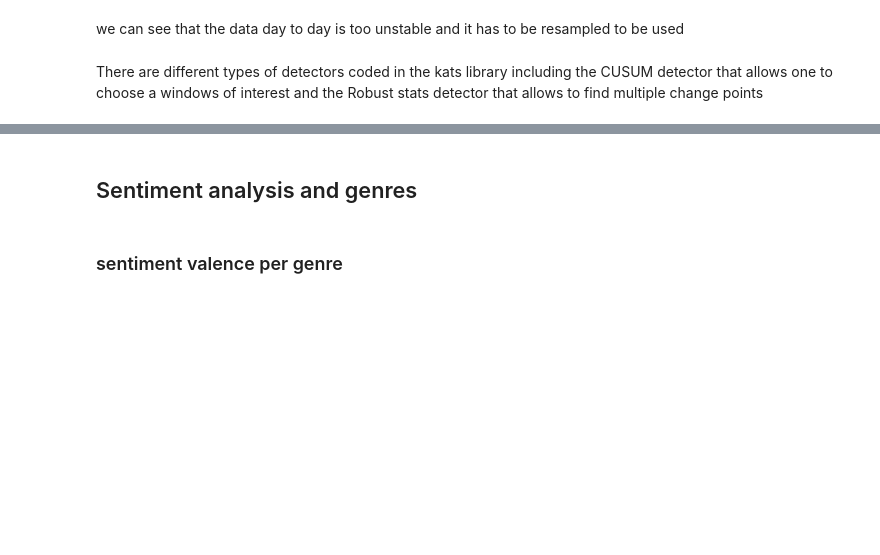
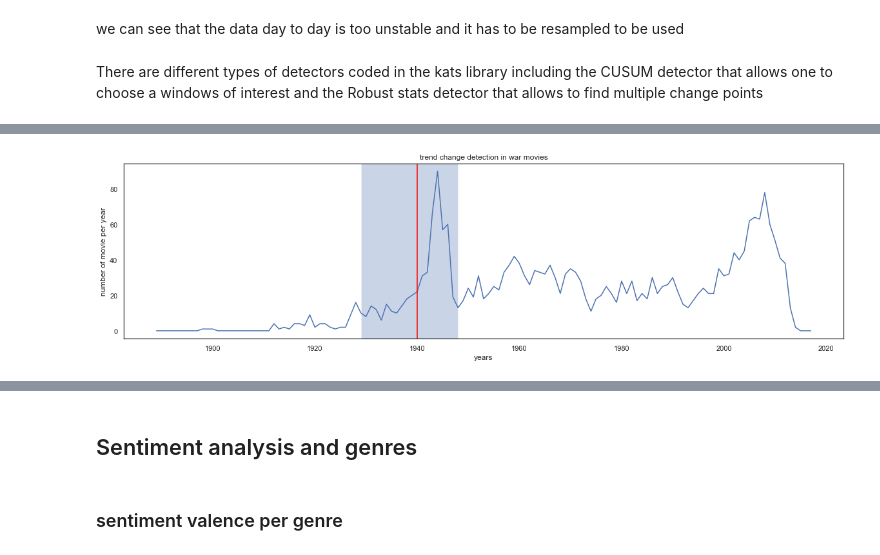
Before and after one commit to epfl-ada/ada-2022-project-abracadabra2022, a Jupyter notebook: Final_notebook.ipynb, the cells around one changed output, grey strips where cells are left out. Drawn from its saved outputs; the diff is of its cells as text; code cells hidden in the pictures; blank space fills up the shorter version.

```diff
--- a/Final_notebook.ipynb
+++ b/Final_notebook.ipynb
@@ -1278 +1285,4 @@ def find_trend_change(data, resampling_rate, algo, col_of_interest, mean = False
     return change_points
+# %%
+find_trend_change(genre_per_date,  39, 10,"Y", CUSUMDetector, 'war', False)
+# %% [output]
@@ -1279 +1291,2 @@ def find_trend_change(data, resampling_rate, algo, col_of_interest, mean = False
+[figure, added]
 # %%
```
Also changed, not shown: parts of 7 cells of this notebook.
